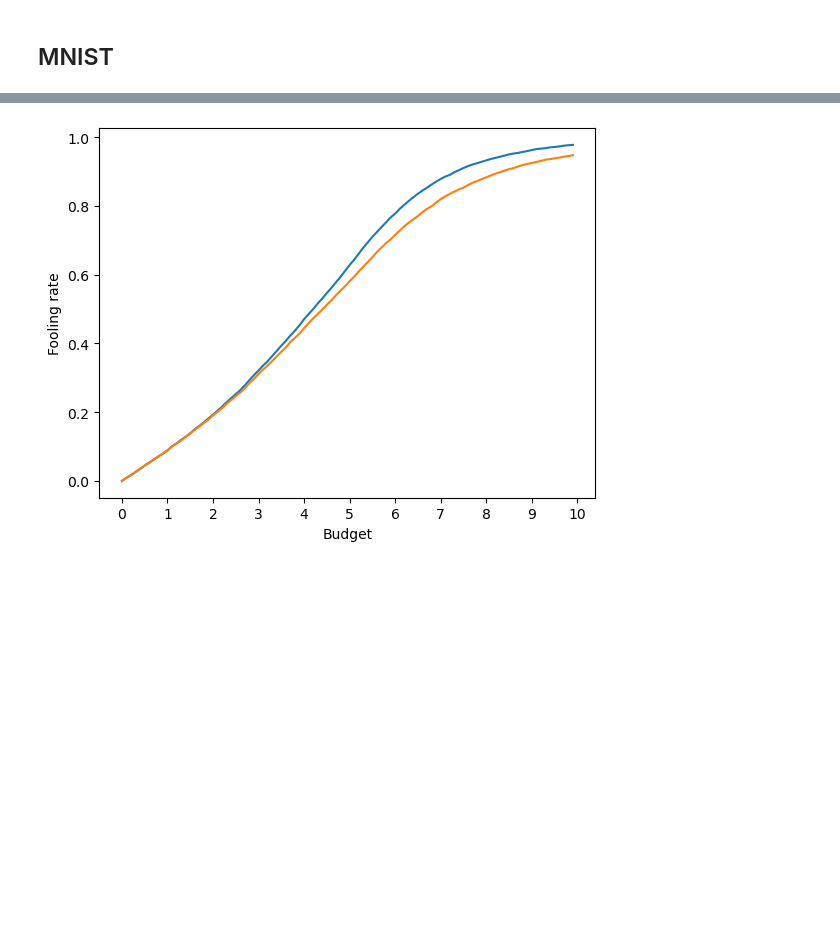
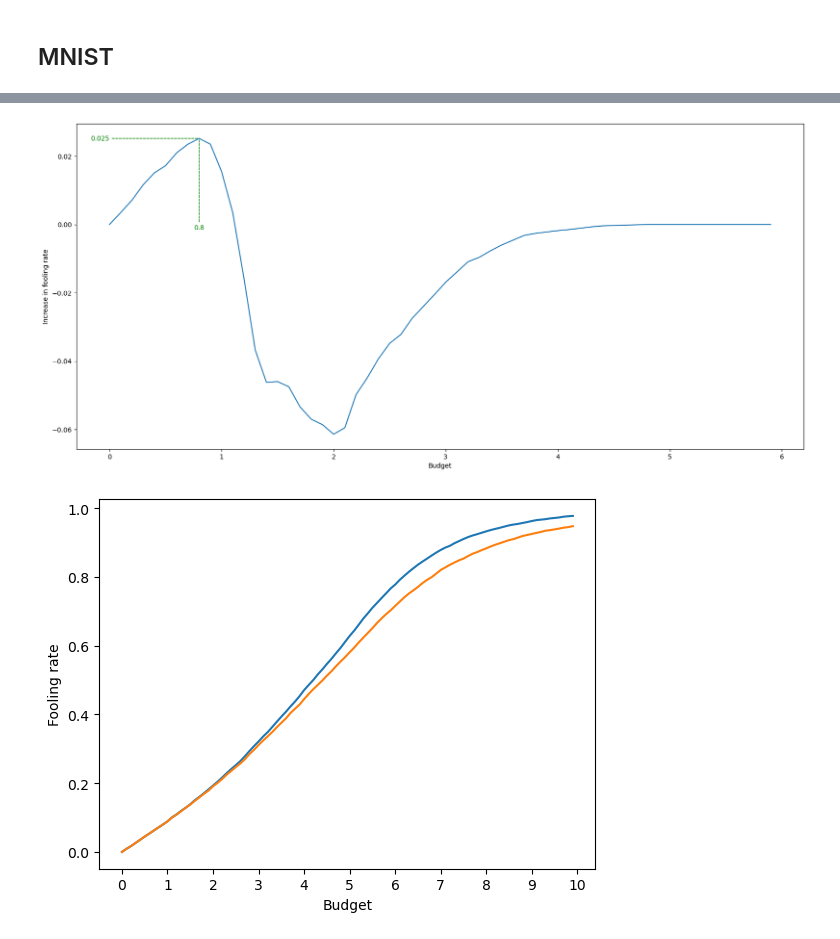
Before and after one commit to eliot-tron/CurvNetAttack, a Jupyter notebook: results_analysis.ipynb, the cells around one changed output, grey strips where cells are left out. Cells and saved outputs as stored; diff of their text form; code cells hidden in the pictures; blank space fills up the shorter version.

```diff
--- a/results_analysis.ipynb
+++ b/results_analysis.ipynb
@@ -28,3 +34,22 @@ plt.show()
+# %%
+fr_diff = fr_TSSA - fr_AA
+max_index = torch.argmax(fr_diff)
+max_budget = budget[max_index]
+max_diff = fr_diff[max_index]
+
+plt.figure(figsize=(20,9))
+plt.plot(budget, fr_diff)
+plt.xlabel('Budget')
+plt.ylabel('Increase in fooling rate')
+plt.xticks(range(0,7))
+# plt.annotate(text=f'{max_diff:.3f}', ha = "center", va="bottom", xy=(max_budget, 0.), xytext=(max_budget, max_diff), arrowprops={'arrowstyle': '-', 'color': 'green', 'ls': '--'}, color = 'green')
+plt.annotate(text=f'{max_diff:.3f}', ha = "right", va="center", xy=(max_budget, max_diff), xytext=(0., max_diff), arrowprops={'arrowstyle': '-', 'color': 'green', 'ls': '--'}, color = 'green')
+plt.annotate(text=f'{max_budget:.1f}', ha = "center", va="top", xy=(max_budget, max_diff), xytext=(max_budget, 0.), arrowprops={'arrowstyle': '-', 'color': 'green', 'ls': '--'}, color = 'green')
+# plt.savefig('./output/Dormammu/MNIST/fooling_rates_increase_plain.pdf', transparent=True, dpi=None)
+plt.savefig(f'./output/Thanos/MNIST/fooling-rates/fooling_rates_increase_nsample=10000_nl={non_linearity}_tssa-aa_plain.pdf', transparent=True, dpi=None)
+plt.show()
+# %% [output]
+[figure, added]
 # %%
 plt.plot(budget, fr_TSSA, label="TwoStepSpectralAttack")
 plt.plot(budget, fr_OSSA, label="OneStepSpectralAttack")
```
Also changed, not shown: parts of 2 cells of this notebook.
